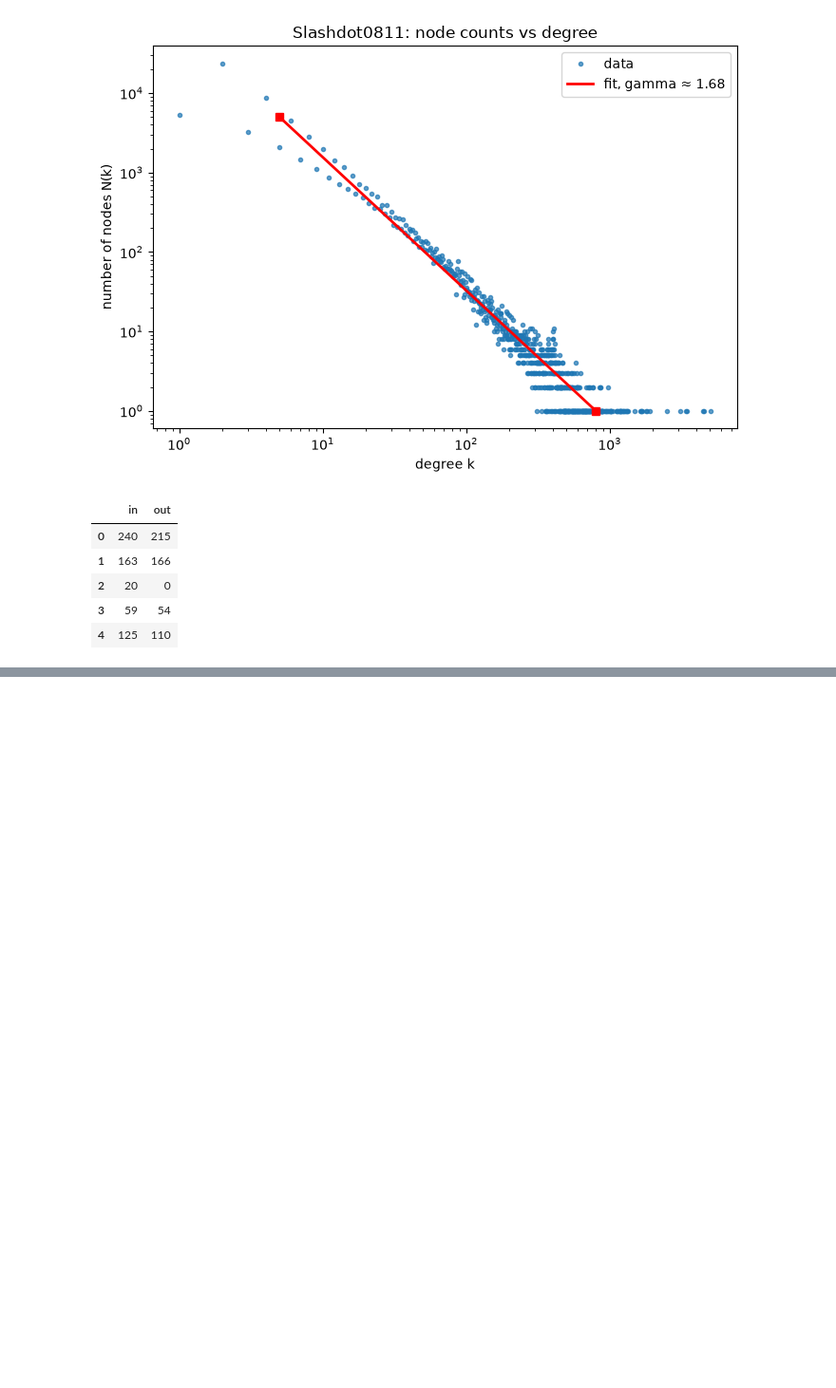
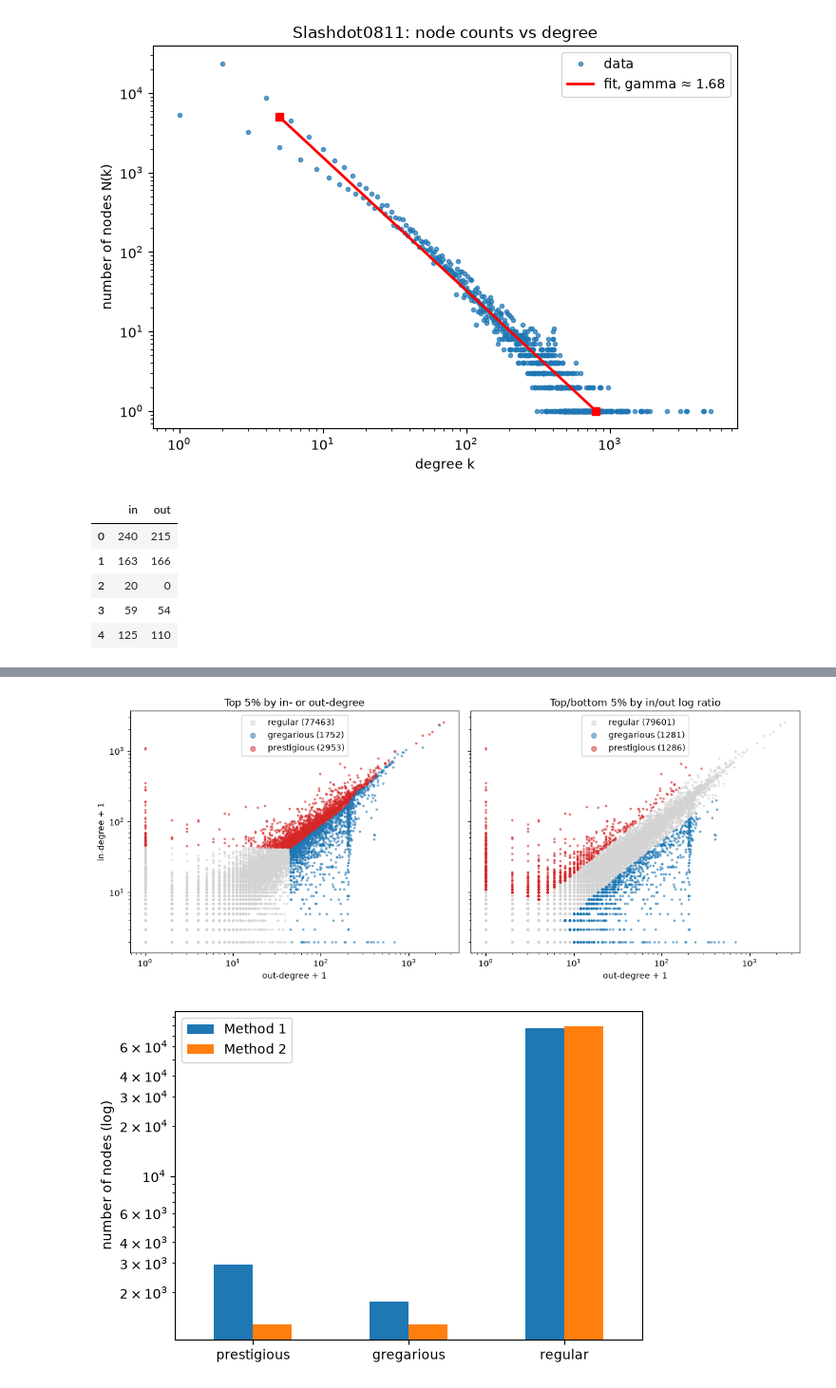
Before and after one commit to thangphan0168/DataMiningHomework5, a Jupyter notebook: homework.ipynb, the cells around one changed output, grey strips where cells are left out. Shown at 95% size. Saved outputs shown, nothing was run; the diff lists cells and outputs as text; code cells hidden in the pictures; blank space fills up the shorter version.

```diff
--- a/homework.ipynb
+++ b/homework.ipynb
@@ -228,0 +195,39 @@ regular      10.075602   9.795166
+# %%
+CLASS_COLORS = {"prestigious": "tab:red", "gregarious": "tab:blue", "regular": "lightgray"}
+CLASS_ORDER = ["prestigious", "gregarious", "regular"]
+METHOD_COLUMNS = ["Method 1", "Method 2"]
+METHOD_TITLES = [
+    "Top 5% by in- or out-degree",
+    "Top/bottom 5% by in/out log ratio",
+]
+fig, axes = plt.subplots(1, 2, figsize=(12, 5), sharex=True, sharey=True)
+for ax, method_column, method_title in zip(axes, METHOD_COLUMNS, METHOD_TITLES):
+    for node_class in ["regular", "gregarious", "prestigious"]:  # regular drawn first, so it sits underneath
+        class_nodes = df[df[method_column] == node_class]
+        ax.scatter(
+            class_nodes["out"] + 1,
+            class_nodes["in"] + 1,
+            s=4,
+            alpha=0.5,
+            color=CLASS_COLORS[node_class],
+            label=f"{node_class} ({len(class_nodes)})",
+        )
+    ax.set_xscale("log")
+    ax.set_yscale("log")
+    ax.set_xlabel("out-degree + 1")
+    ax.set_title(method_title)
+    ax.legend(markerscale=3)
+axes[0].set_ylabel("in-degree + 1")
+plt.tight_layout()
+plt.show()
+
+class_counts_by_method = pd.DataFrame(
+    {method_column: df[method_column].value_counts() for method_column in METHOD_COLUMNS}
+).loc[CLASS_ORDER]
+class_counts_by_method.plot.bar(logy=True, figsize=(6, 4), rot=0)
+plt.ylabel("number of nodes (log)")
+plt.tight_layout()
+plt.show()
+# %% [output]
+[figure, added]
+[figure, added]
```
Also changed, not shown: parts of 2 cells of this notebook.
